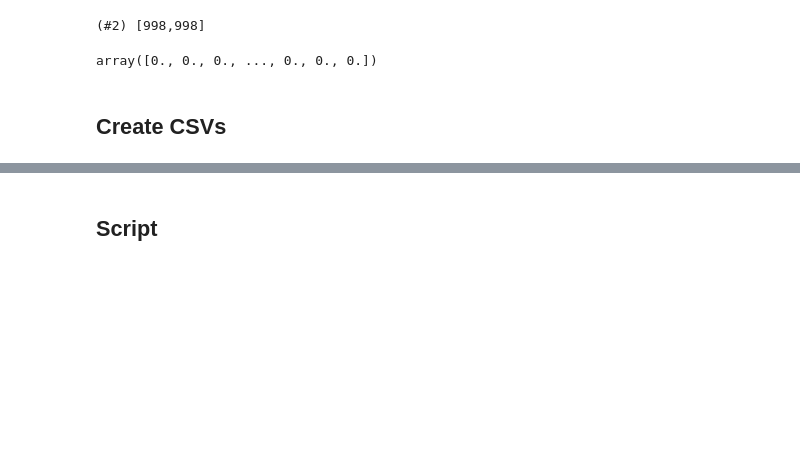
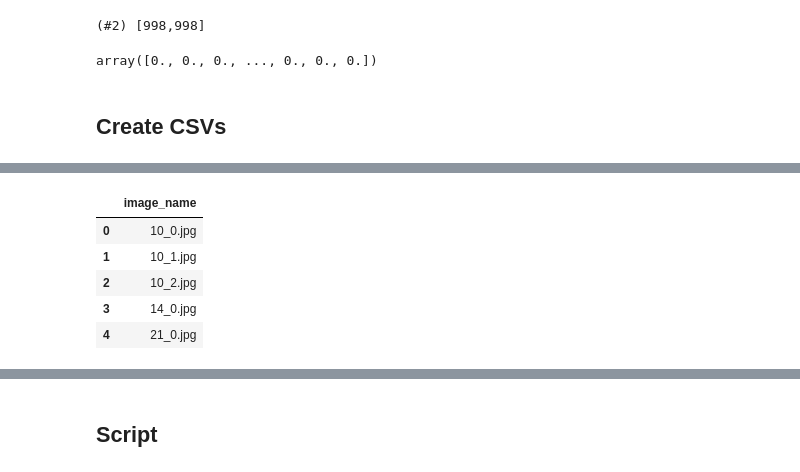
Before and after one commit to bwolfson97/cdiscount_image_classification, a Jupyter notebook: 02_process_duplicates_image_level.ipynb, the cells around one changed output, grey strips where cells are left out. Cells and saved outputs as stored; diff of their text form; code cells hidden in the pictures; blank space fills up the shorter version.

```diff
--- a/02_process_duplicates_image_level.ipynb
+++ b/02_process_duplicates_image_level.ipynb
@@ -240,0 +276,9 @@ Similar process for *Train CSV*: This is train_imgs not in train_imgs_in_test_df
+# %%
+to_predict_df.head()
+# %% [output]
+|  | image_name |
+| 0 | 10_0.jpg |
+| 1 | 10_1.jpg |
+| 2 | 10_2.jpg |
+| 3 | 14_0.jpg |
+| 4 | 21_0.jpg |
```
Also changed, not shown: parts of 18 cells of this notebook, 2 other files.
